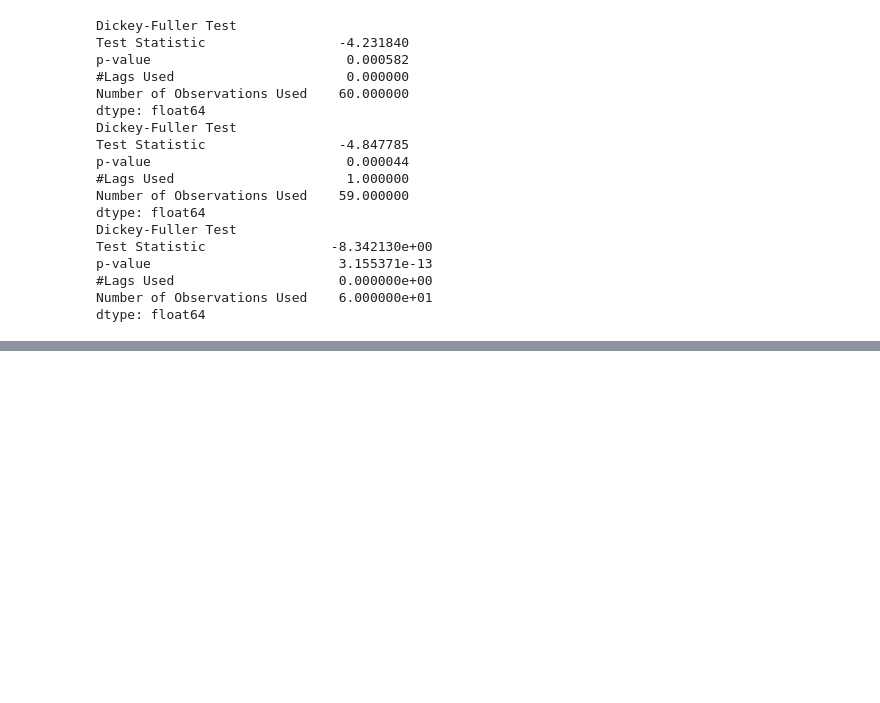
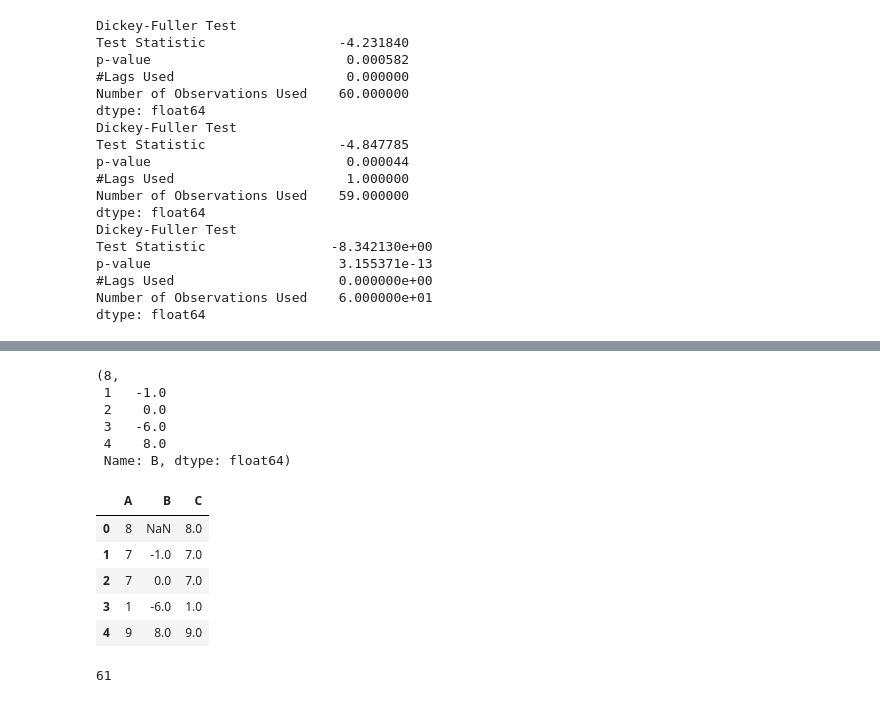
Before and after one commit to nafissaad/Tutorial1, a Jupyter notebook: Tutorial/Time series/Time Series Forecasting Derek Banas/VAR Model/Untitled.ipynb, the cells around one changed output, grey strips where cells are left out. Saved outputs shown, nothing was run; the diff lists cells and outputs as text; code cells hidden in the pictures; blank space fills up the shorter version.

```diff
--- a/Tutorial/Time series/Time Series Forecasting Derek Banas/VAR Model/Untitled.ipynb
+++ b/Tutorial/Time series/Time Series Forecasting Derek Banas/VAR Model/Untitled.ipynb
@@ -207,0 +186,5 @@ test_df
+# %%
+#Undoing a difference
+ex_df = pd.DataFrame({'A': np.random.randint(0, 10, 5)})
+ex_df['B'] = ex_df['A'].diff()
+ex_df#made it stationary
@@ -207,0 +198,28 @@ test_df
+# %%
+ex_df['A'].iloc[0],ex_df['B'].iloc[1:]
+# %% [output]
+(8,
+ 1   -1.0
+ 2    0.0
+ 3   -6.0
+ 4    8.0
+ Name: B, dtype: float64)
+# %%
+x,x_diff=ex_df['A'].iloc[0],ex_df['B'].iloc[1:]
+# %%
+ex_df['C'] = np.r_[x, x_diff].cumsum().astype(float)
+ex_df
+# %% [output]
+|  | A | B | C |
+| 0 | 8 | NaN | 8.0 |
+| 1 | 7 | -1.0 | 7.0 |
+| 2 | 7 | 0.0 | 7.0 |
+| 3 | 1 | -6.0 | 1.0 |
+| 4 | 9 | 8.0 | 9.0 |
+# %%
+dt=train_df['gdp']
+dm=forecast_df['gdp']
+t=dt.append(dm)
+len(t)
+# %% [output]
+61
```
Also changed, not shown: parts of 17 cells of this notebook.
